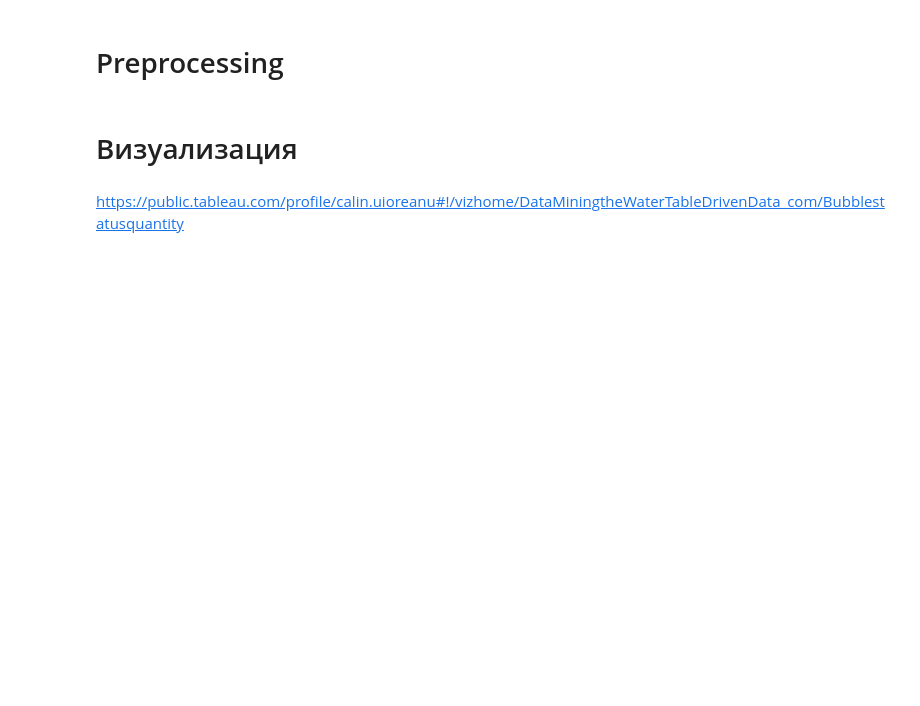
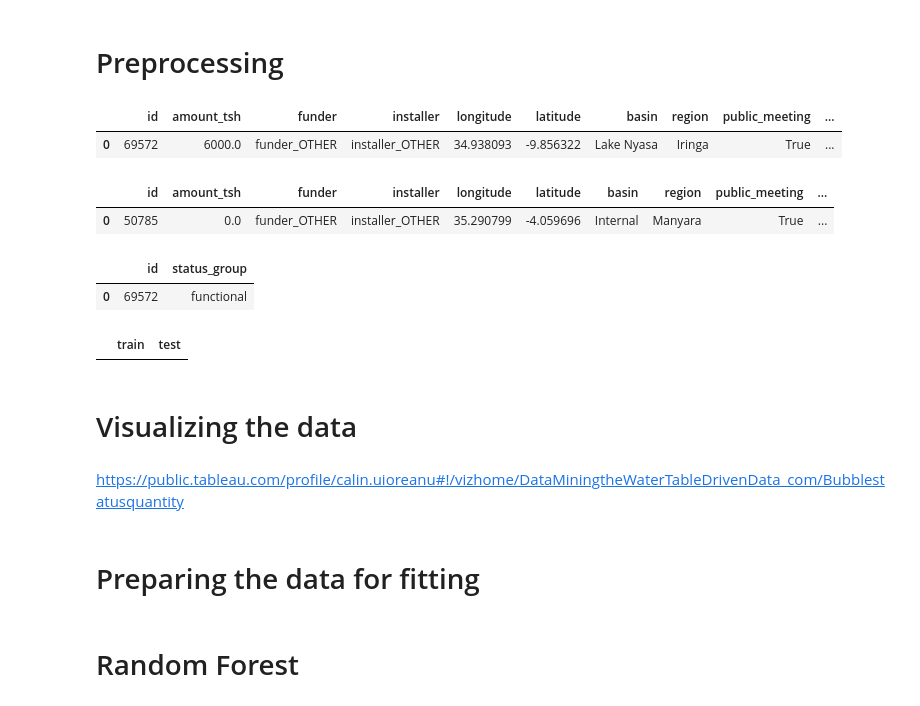
Before and after one commit to sandpiturtle/MLSummerSchool, a Jupyter notebook: 6. PumpItUp.ipynb, the cells around one changed output. Drawn from its saved outputs; the diff is of its cells as text; code cells hidden in the pictures; blank space fills up the shorter version.

```diff
--- a/6. PumpItUp.ipynb
+++ b/6. PumpItUp.ipynb
@@ -120,4 +106,16 @@ df_test.gps_height_rounded.fillna(0, inplace=True)
-# %% [markdown]
-# Визуализация
+# %%
+stats()
+# %% [output]
+|  | id | amount_tsh | funder | installer | longitude | latitude | basin | region | public_meeting | ... |
+| 0 | 69572 | 6000.0 | funder_OTHER | installer_OTHER | 34.938093 | -9.856322 | Lake Nyasa | Iringa | True | ... |
+|  | id | amount_tsh | funder | installer | longitude | latitude | basin | region | public_meeting | ... |
+| 0 | 50785 | 0.0 | funder_OTHER | installer_OTHER | 35.290799 | -4.059696 | Internal | Manyara | True | ... |
+|  | id | status_group |
+| 0 | 69572 | functional |
+|  | train | test |
+# %% [markdown]
+# Visualizing the data
 # %% [markdown]
 https://public.tableau.com/profile/calin.uioreanu#!/vizhome/DataMiningtheWaterTableDrivenData_com/Bubblestatusquantity
+# %% [markdown]
+# Preparing the data for fitting
@@ -123,0 +166,2 @@ https://public.tableau.com/profile/calin.uioreanu#!/vizhome/DataMiningtheWaterTa
+# %% [markdown]
+# Random Forest
```
Also changed, not shown: parts of 45 cells of this notebook.
